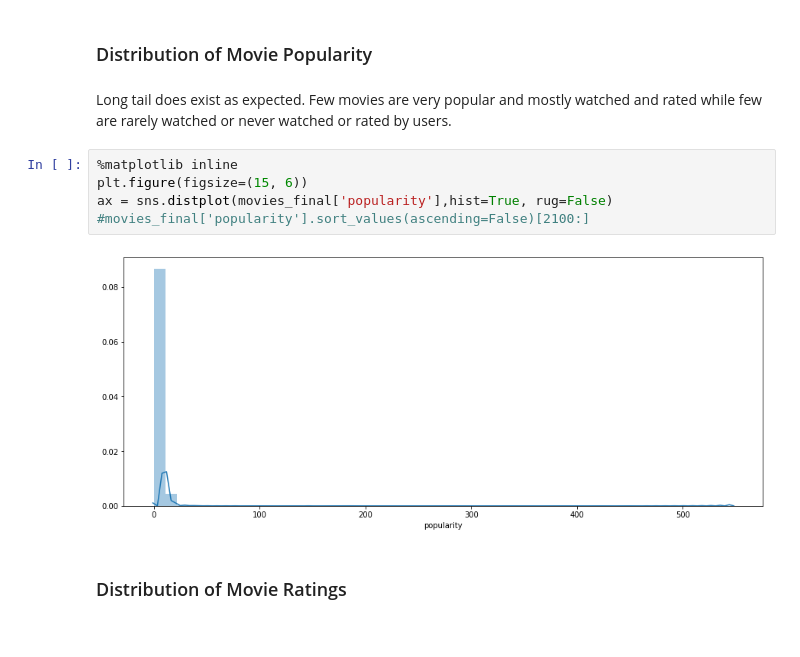
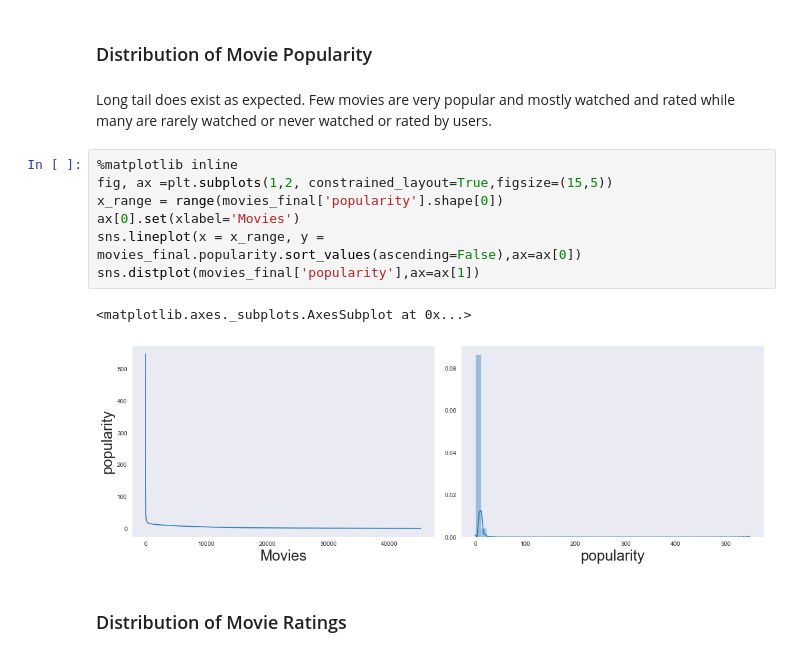
Before and after one commit to sachinac/ML7331, a Jupyter notebook: msds_7331_lab3.ipynb, the cells around one changed output. Drawn from its saved outputs; the diff is of its cells as text.

Commit message:
Another update on popular Movies
Another update on popular Movies

```diff
--- a/msds_7331_lab3.ipynb
+++ b/msds_7331_lab3.ipynb
@@ -924,14 +924,17 @@ Visualize the any important attributes appropriately. Important: Provide an inte
 # %% [markdown]
 ### Distribution of Movie Popularity
 # %% [markdown]
-Long tail does exist as expected. Few movies are very popular and mostly watched and rated while few are rarely watched or never watched or rated by users.
+Long tail does exist as expected. Few movies are very popular and mostly watched and rated while many are rarely watched or never watched or rated by users.
-# %%
-%matplotlib inline
-plt.figure(figsize=(15, 6))
-ax = sns.distplot(movies_final['popularity'],hist=True, rug=False)
-#movies_final['popularity'].sort_values(ascending=False)[2100:]
-# %% [output]
-[figure, removed]
+# %%
+%matplotlib inline
+fig, ax =plt.subplots(1,2, constrained_layout=True,figsize=(15,5))
+x_range = range(movies_final['popularity'].shape[0])
+ax[0].set(xlabel='Movies')
+sns.lineplot(x = x_range, y = movies_final.popularity.sort_values(ascending=False),ax=ax[0])
+sns.distplot(movies_final['popularity'],ax=ax[1])
+# %% [output]
+<matplotlib.axes._subplots.AxesSubplot at 0x...>
+[figure, added]
 # %% [markdown]
 ### Distribution of Movie Ratings
 # %% [markdown]
```
